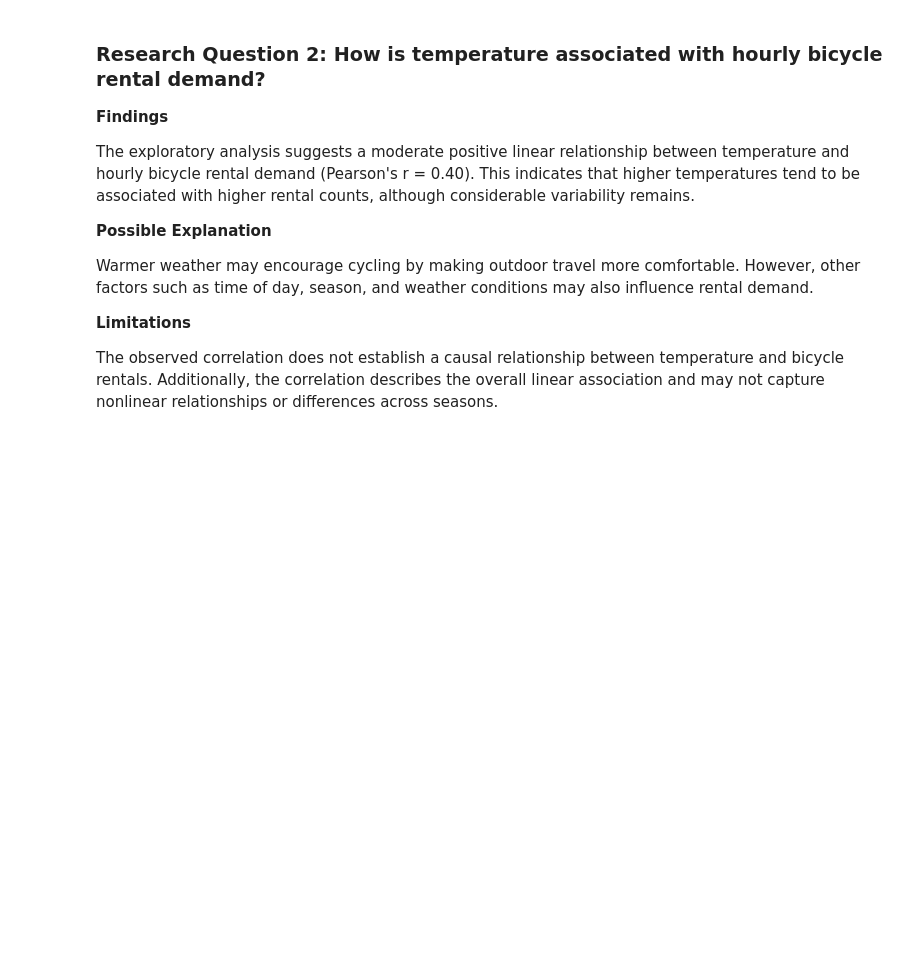
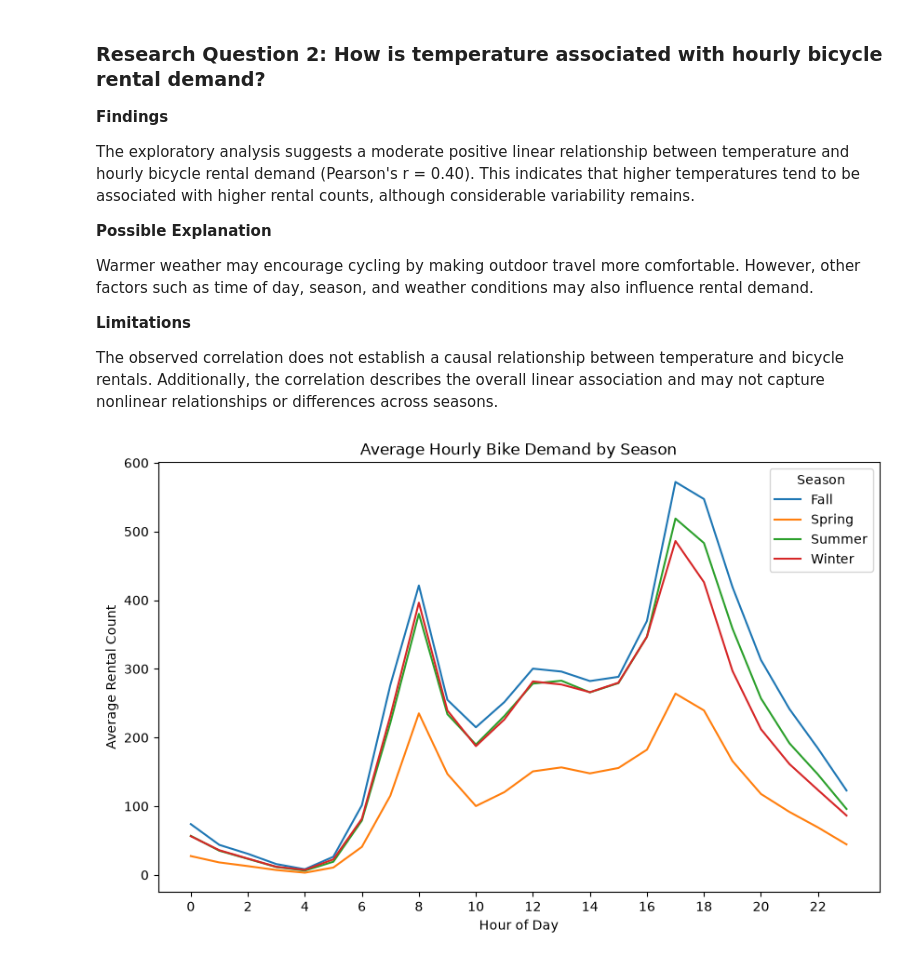
Before and after one commit to Ayush134vbt/bike_sharing_demand_analysis, a Jupyter notebook: notebooks/01_exploratory_analysis.ipynb, the cells around one changed output. Drawn from its saved outputs; the diff is of its cells as text; code cells hidden in the pictures; blank space fills up the shorter version.

```diff
--- a/notebooks/01_exploratory_analysis.ipynb
+++ b/notebooks/01_exploratory_analysis.ipynb
@@ -123,3 +123,39 @@ Warmer weather may encourage cycling by making outdoor travel more comfortable.
 **Limitations**
 
 The observed correlation does not establish a causal relationship between temperature and bicycle rentals. Additionally, the correlation describes the overall linear association and may not capture nonlinear relationships or differences across seasons.
+# %%
+df["season_name"] = df["season"].map({
+    1: "Spring",
+    2: "Summer",
+    3: "Fall",
+    4: "Winter"
+})
+
+season_hour_avg = (
+    df.groupby(["season_name", "hr"])["cnt"]
+    .mean()
+    .reset_index()
+)
+
+plt.figure(figsize=(10, 6))
+
+for season in season_hour_avg["season_name"].unique():
+
+    subset = season_hour_avg[
+        season_hour_avg["season_name"] == season
+    ]
+
+    plt.plot(
+        subset["hr"],
+        subset["cnt"],
+        label=season
+    )
+
+plt.title("Average Hourly Bike Demand by Season")
+plt.xlabel("Hour of Day")
+plt.ylabel("Average Rental Count")
+plt.xticks(range(0, 24, 2))
+plt.legend(title="Season")
+plt.show()
+# %% [output]
+[figure, added]
```
Also changed, not shown: parts of 1 cell of this notebook, 1 other file.
